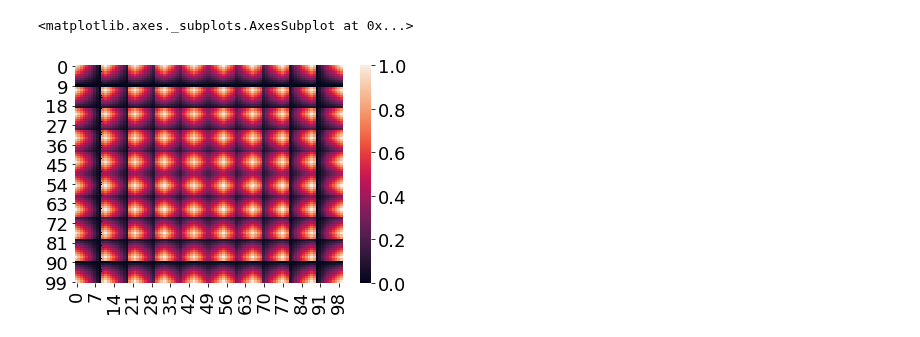
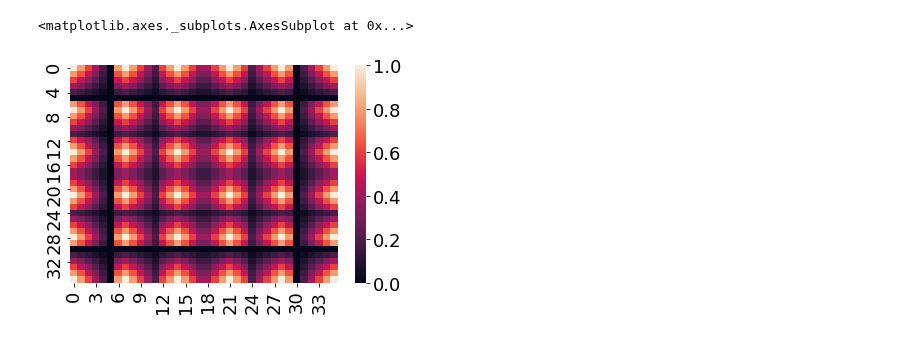
Before and after one commit to ContextLab/timecorr-paper, a Jupyter notebook: code/notebooks/timecorr_higher_order.ipynb, the cells around one changed output. Cells and saved outputs as stored; diff of their text form; code cells hidden in the pictures.

Commit message:
WIP higher order corrs

```diff
--- a/code/notebooks/timecorr_higher_order.ipynb
+++ b/code/notebooks/timecorr_higher_order.ipynb
@@ -66,8 +74,8 @@ def kron_time(mat_corr1, mat_corr2, T, K, kroned=True):
 
     return Y, truth_k
 # %%
-T = 100
-K =8
+T = 30
+K = 6
 # %%
 data1, toe_corr1 = toeplitz_dataset(K, T)
 data2, toe_corr2 = toeplitz_dataset(K, T)
@@ -161,6 +169,6 @@ sns.heatmap(k)
 # %%
-sns.heatmap(np.dot(np.atleast_2d(mat_toe_corr_1[:, :, 30].ravel()).T, np.atleast_2d(mat_toe_corr_2[:, :, 30].ravel())))
+sns.heatmap(np.dot(np.atleast_2d(mat_toe_corr_1[:, :, 3].ravel()).T, np.atleast_2d(mat_toe_corr_2[:, :, 3].ravel())))
 # %% [output]
 <matplotlib.axes._subplots.AxesSubplot at 0x...>
-[figure, old version]
+[figure, new version]
 # %%
```
Also changed, not shown: parts of 40 cells of this notebook, 1 other file.
